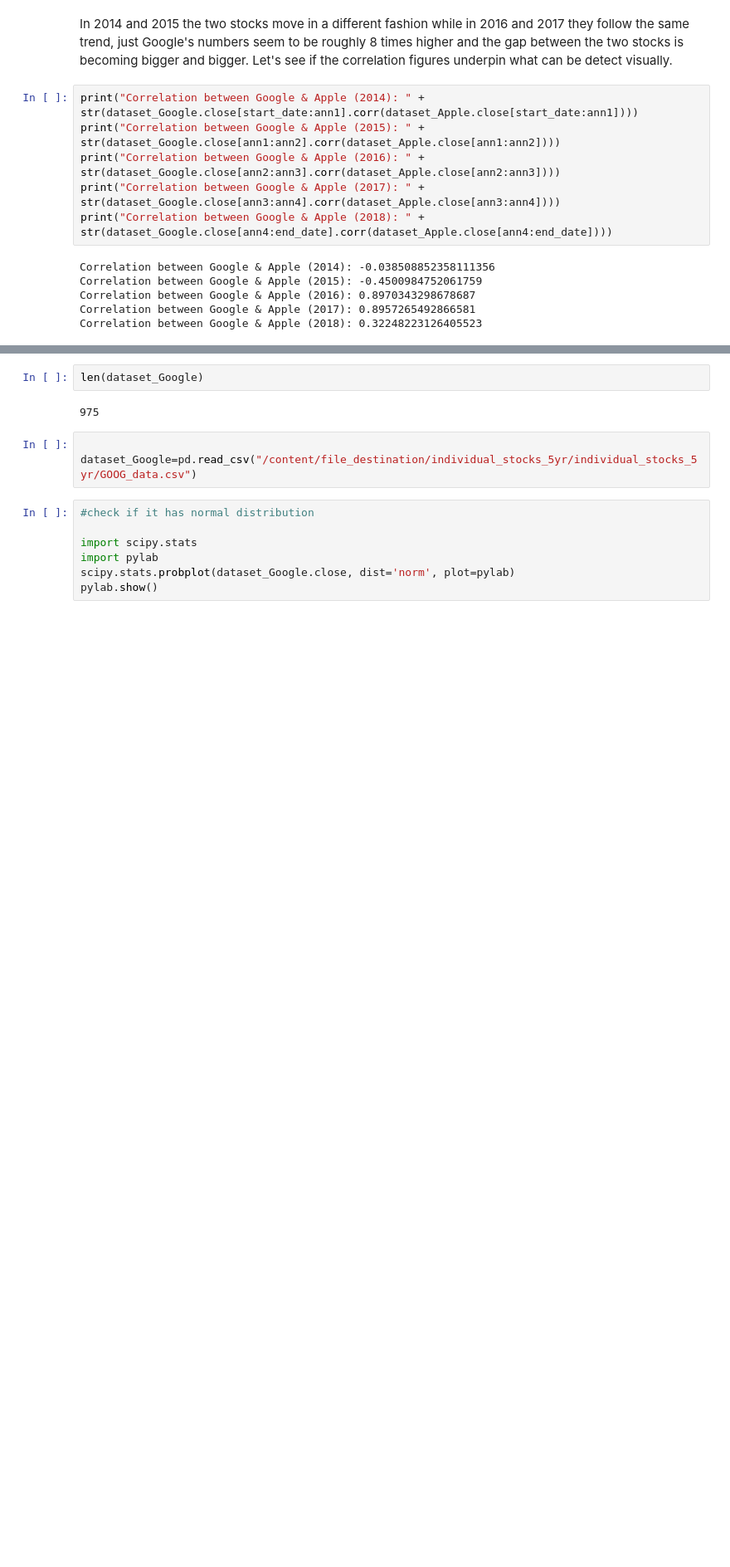
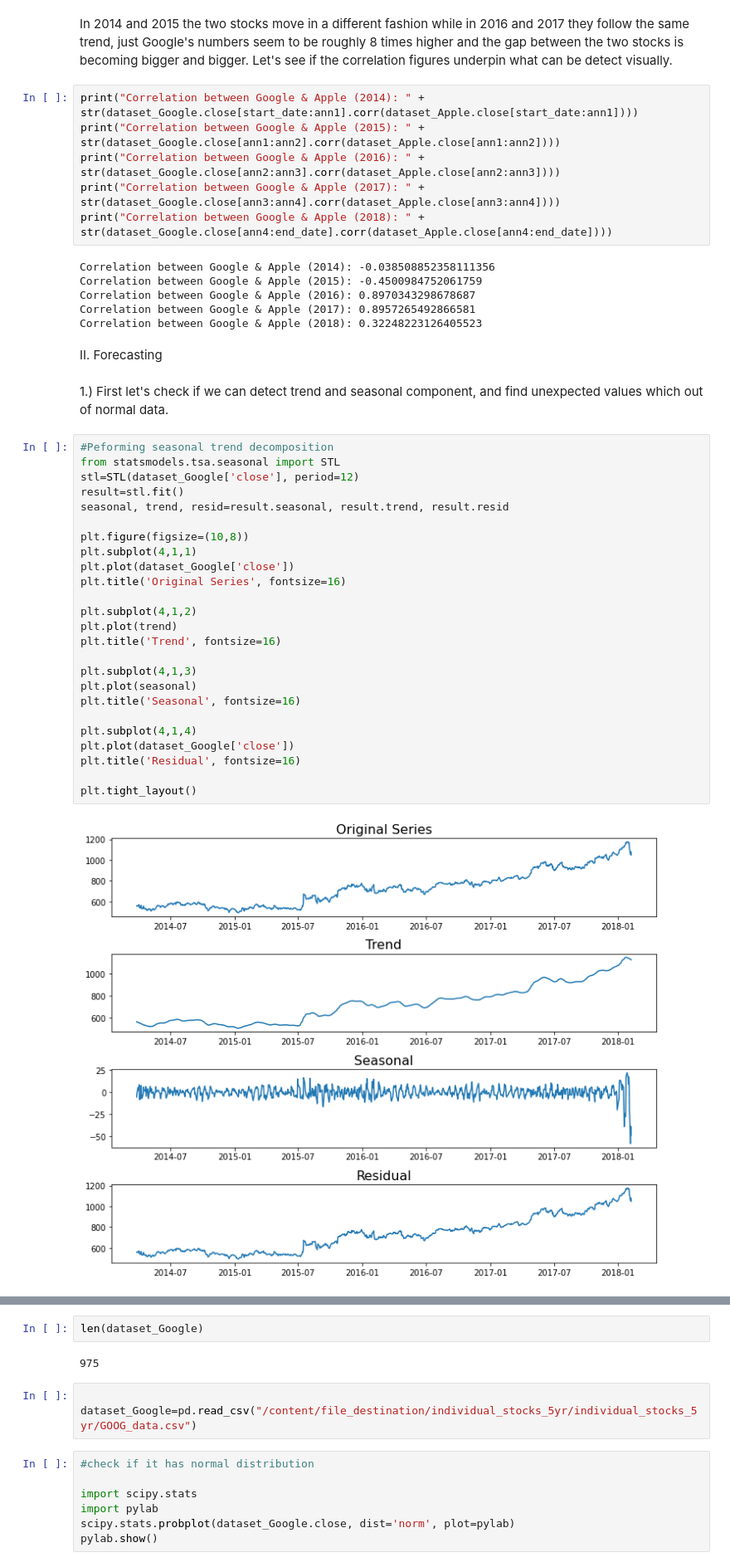
Before and after one commit to vbanai/Time-series-analysis, a Jupyter notebook: StockExchange.ipynb, the cells around one changed output, grey strips where cells are left out. Shown at 83% size. Saved outputs shown, nothing was run; the diff lists cells and outputs as text; blank space fills up the shorter version.

```diff
--- a/StockExchange.ipynb
+++ b/StockExchange.ipynb
@@ -309,3 +310,34 @@ Correlation between Google & Apple (2015): -0.4500984752061759
 Correlation between Google & Apple (2016): 0.8970343298678687
 Correlation between Google & Apple (2017): 0.8957265492866581
 Correlation between Google & Apple (2018): 0.32248223126405523
+# %% [markdown]
+II. Forecasting
+# %% [markdown]
+1.) First let's check if we can detect trend and seasonal component, and find unexpected values which out of normal data.
+# %%
+#Peforming seasonal trend decomposition
+from statsmodels.tsa.seasonal import STL
+stl=STL(dataset_Google['close'], period=12)
+result=stl.fit()
+seasonal, trend, resid=result.seasonal, result.trend, result.resid
+
+plt.figure(figsize=(10,8))
+plt.subplot(4,1,1)
+plt.plot(dataset_Google['close'])
+plt.title('Original Series', fontsize=16)
+
+plt.subplot(4,1,2)
+plt.plot(trend)
+plt.title('Trend', fontsize=16)
+
+plt.subplot(4,1,3)
+plt.plot(seasonal)
+plt.title('Seasonal', fontsize=16)
+
+plt.subplot(4,1,4)
+plt.plot(dataset_Google['close'])
+plt.title('Residual', fontsize=16)
+
+plt.tight_layout()
+# %% [output]
+[figure, added]
```
Also changed, not shown: parts of 13 cells of this notebook.
